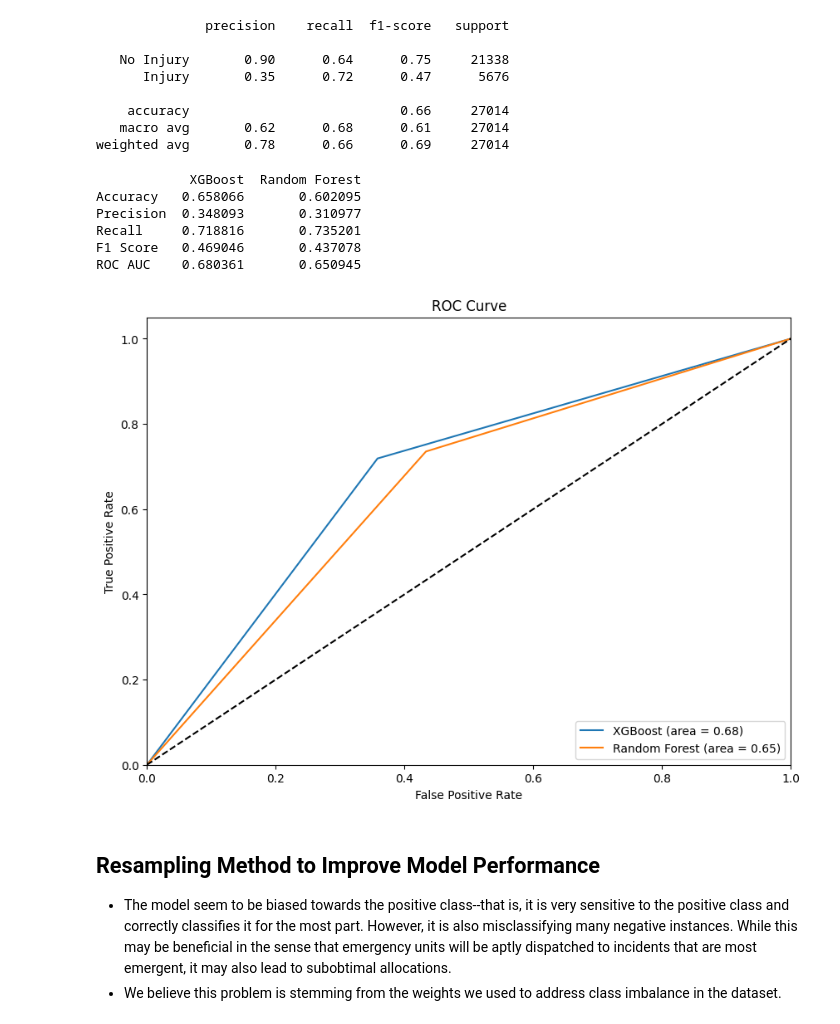
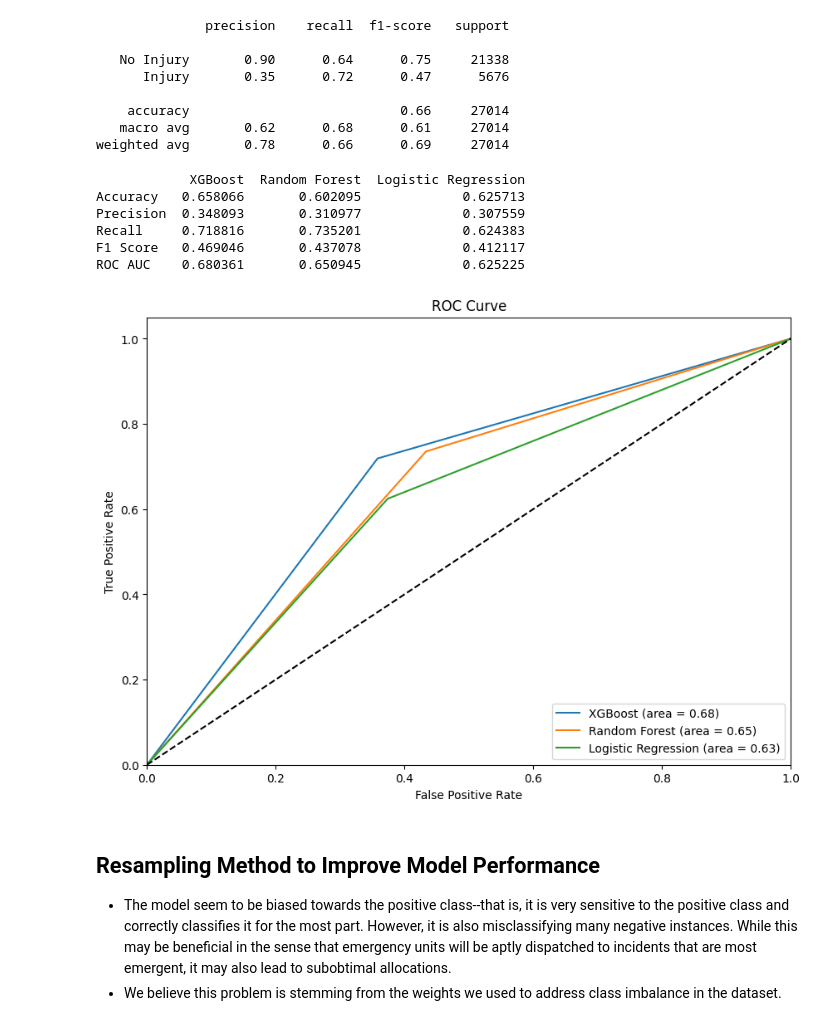
Before and after one commit to tiger7789/Crash-Severity-Prediction, a Jupyter notebook: Adbul/Crash_Project.ipynb, the cells around one changed output. Cells and saved outputs as stored; diff of their text form; code cells hidden in the pictures.

```diff
--- a/Adbul/Crash_Project.ipynb
+++ b/Adbul/Crash_Project.ipynb
@@ -465,8 +465,8 @@ X_train, X_test, y_train, y_test = train_test_split(X, y, test_size=0.33, random
 # %%
 logreg = LogisticRegression(class_weight='balanced')
 logreg.fit(X_train, y_train)
-y_pred = logreg.predict(X_test)
-print(classification_report(y_test, y_pred,target_names=['No Injury','Injury']))
+log_pred = logreg.predict(X_test)
+print(classification_report(y_test, log_pred,target_names=['No Injury','Injury']))
 # %% [output]
 STOP: TOTAL NO. of ITERATIONS REACHED LIMIT.
 
@@ -598,38 +598,42 @@ metrics = {
 
 xgb_metrics = {metric_name: metric_func(y_test, xgb_predictions) for metric_name, metric_func in metrics.items()}
 rfc_metrics = {metric_name: metric_func(y_test, rfc_predictions) for metric_name, metric_func in metrics.items()}
+log_metrics = {metric_name: metric_func(y_test, log_pred) for metric_name, metric_func in metrics.items()}  # Added this
 
 # Create dataframe
 comparison_df = pd.DataFrame({
     'XGBoost': xgb_metrics,
-    'Random Forest': rfc_metrics
+    'Random Forest': rfc_metrics,
+    'Logistic Regression': log_metrics  # Added this
 })
 
 print(comparison_df)
 # %% [output]
-            XGBoost  Random Forest
-Accuracy   0.658066       0.602095
-Precision  0.348093       0.310977
-Recall     0.718816       0.735201
-F1 Score   0.469046       0.437078
-ROC AUC    0.680361       0.650945
+            XGBoost  Random Forest  Logistic Regression
+Accuracy   0.658066       0.602095             0.625713
+Precision  0.348093       0.310977             0.307559
+Recall     0.718816       0.735201             0.624383
+F1 Score   0.469046       0.437078             0.412117
+ROC AUC    0.680361       0.650945             0.625225
 # %%
 fpr_xgb, tpr_xgb, _ = roc_curve(y_test, xgb_predictions)
 fpr_rfc, tpr_rfc, _ = roc_curve(y_test, rfc_predictions)
+fpr_log, tpr_log, _ = roc_curve(y_test, log_pred)
 
 plt.figure(figsize=(10, 7))
 plt.plot(fpr_xgb, tpr_xgb, label=f'XGBoost (area = {auc(fpr_xgb, tpr_xgb):.2f})')
 plt.plot(fpr_rfc, tpr_rfc, label=f'Random Forest (area = {auc(fpr_rfc, tpr_rfc):.2f})')
+plt.plot(fpr_log, tpr_log, label=f'Logistic Regression (area = {auc(fpr_log, tpr_log):.2f})')  # Corrected this line
 plt.plot([0, 1], [0, 1], 'k--')
 plt.xlim([0.0, 1.0])
 plt.ylim([0.0, 1.05])
 plt.xlabel('False Positive Rate')
 plt.ylabel('True Positive Rate')
 plt.title('ROC Curve')
 plt.legend(loc="lower right")
 plt.show()
 # %% [output]
-[figure, old version]
+[figure, new version]
 # %% [markdown]
 ## Resampling Method to Improve Model Performance
 - The model seem to be biased towards the positive class--that is, it is very sensitive to the positive class and correctly classifies it for the most part. However, it is also misclassifying many negative instances. While this may be beneficial in the sense that emergency units will be aptly dispatched to incidents that are most emergent, it may also lead to subobtimal allocations.
```
Also changed, not shown: parts of 12 cells of this notebook.
